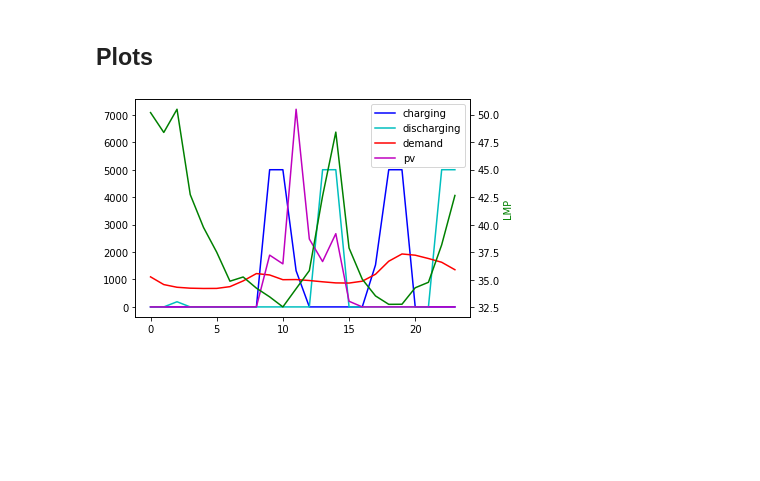
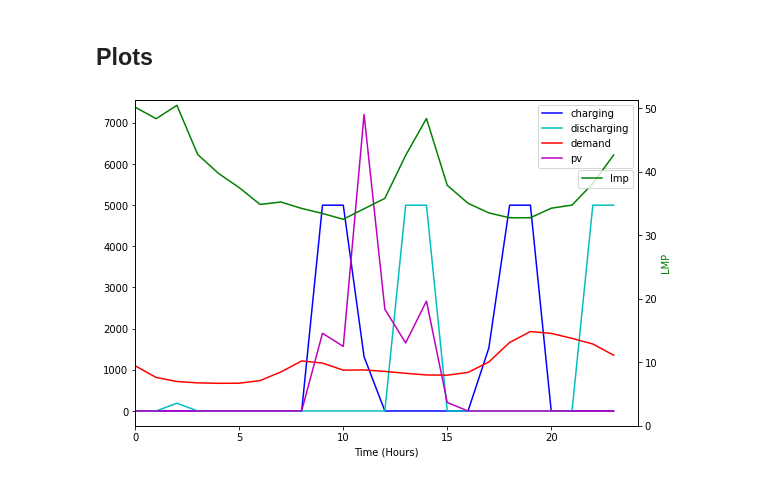
Before and after one commit to margot03/InSIGHT, a Jupyter notebook: Battery_draft.ipynb, the cells around one changed output. Saved outputs shown, nothing was run; the diff lists cells and outputs as text; code cells hidden in the pictures; blank space fills up the shorter version.

Commit message:
chore: Updates to graphs

```diff
--- a/Battery_draft.ipynb
+++ b/Battery_draft.ipynb
@@ -193,22 +193,23 @@ A solution p_dis is
 # %%
 t = np.arange(n)
 # demand given in kWh
-p_dem *= 10 ** 3
+p_dem_big = p_dem * 10 ** 3
 
-fig,ax = plt.subplots()
+fig,ax = plt.subplots(figsize=(9,6))
 ax.plot(t, p_cha.value, 'b', label='charging')
 ax.plot(t, p_dis.value, 'c', label='discharging')
 ax.plot(t, p_dem_big, 'r', label='demand')
 ax.plot(t, p_pv, 'm', label='pv')
 plt.legend()
+ax.set_xlabel('Time (Hours)')
 ax2=ax.twinx()
 ax2.plot(t, _lmp, 'g', label='lmp')
 ax2.set_ylabel('LMP', color='g')
+plt.legend(loc='upper right', bbox_to_anchor=(1., 0.8))
+plt.axis((0, None, 0, None))
 plt.show()
-
-## green is LMP data (the legends overlap)
 # %% [output]
-[figure, old version]
+[figure, new version]
 # %%
 for i in range(n):
     print(p_cha.value[i], "    ", p_dis.value[i], "    ", p_dem[i], "    ", _lmp[i])
```
Also changed, not shown: 1 other file.
